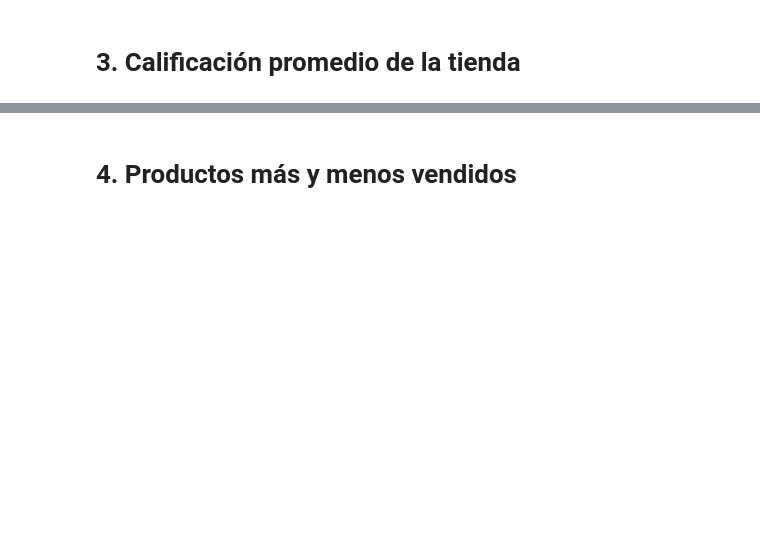
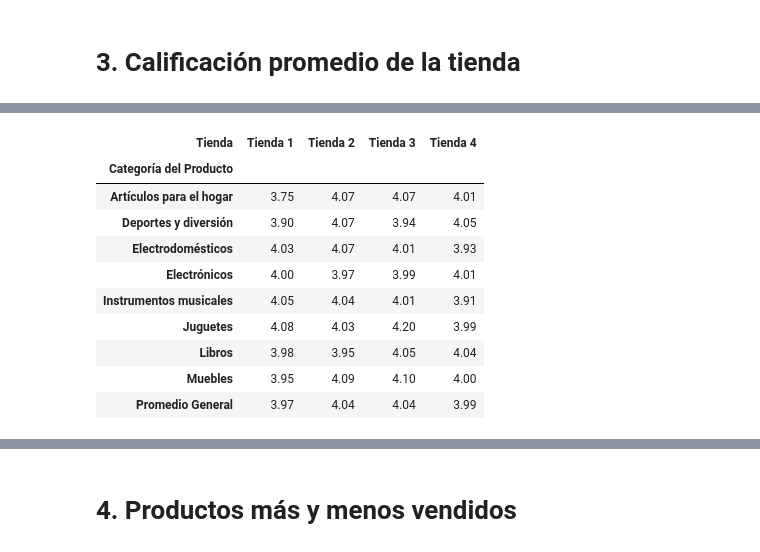
Before and after one commit to Poncho19/Challenge-Practicando-python-para-DataScience, a Jupyter notebook: AluraStoreLatam.ipynb, the cells around one changed output, grey strips where cells are left out. Cells and saved outputs as stored; diff of their text form; code cells hidden in the pictures; blank space fills up the shorter version.

```diff
--- a/AluraStoreLatam.ipynb
+++ b/AluraStoreLatam.ipynb
@@ -88,0 +119,20 @@ print(df_tiendas)
+# %%
+# 1. Estilo resaltando el máximo por columna en verde
+# y también resaltamos el mínimo en un color suave para contrastar
+reporte_con_estilo = tienda_calificaciones.style.highlight_max(axis=0, color='#90EE90') \
+                                                .highlight_min(axis=0, color='#FFCCCB') \
+                                                .format("{:.2f}")
+# 2. Mostrar el reporte
+reporte_con_estilo
+# %% [output]
+| Tienda | Tienda 1 | Tienda 2 | Tienda 3 | Tienda 4 |
+| Categoría del Producto |  |  |  |  |
+| Artículos para el hogar | 3.75 | 4.07 | 4.07 | 4.01 |
+| Deportes y diversión | 3.90 | 4.07 | 3.94 | 4.05 |
+| Electrodomésticos | 4.03 | 4.07 | 4.01 | 3.93 |
+| Electrónicos | 4.00 | 3.97 | 3.99 | 4.01 |
+| Instrumentos musicales | 4.05 | 4.04 | 4.01 | 3.91 |
+| Juguetes | 4.08 | 4.03 | 4.20 | 3.99 |
+| Libros | 3.98 | 3.95 | 4.05 | 4.04 |
+| Muebles | 3.95 | 4.09 | 4.10 | 4.00 |
+| Promedio General | 3.97 | 4.04 | 4.04 | 3.99 |
```
Also changed, not shown: parts of 5 cells of this notebook.
